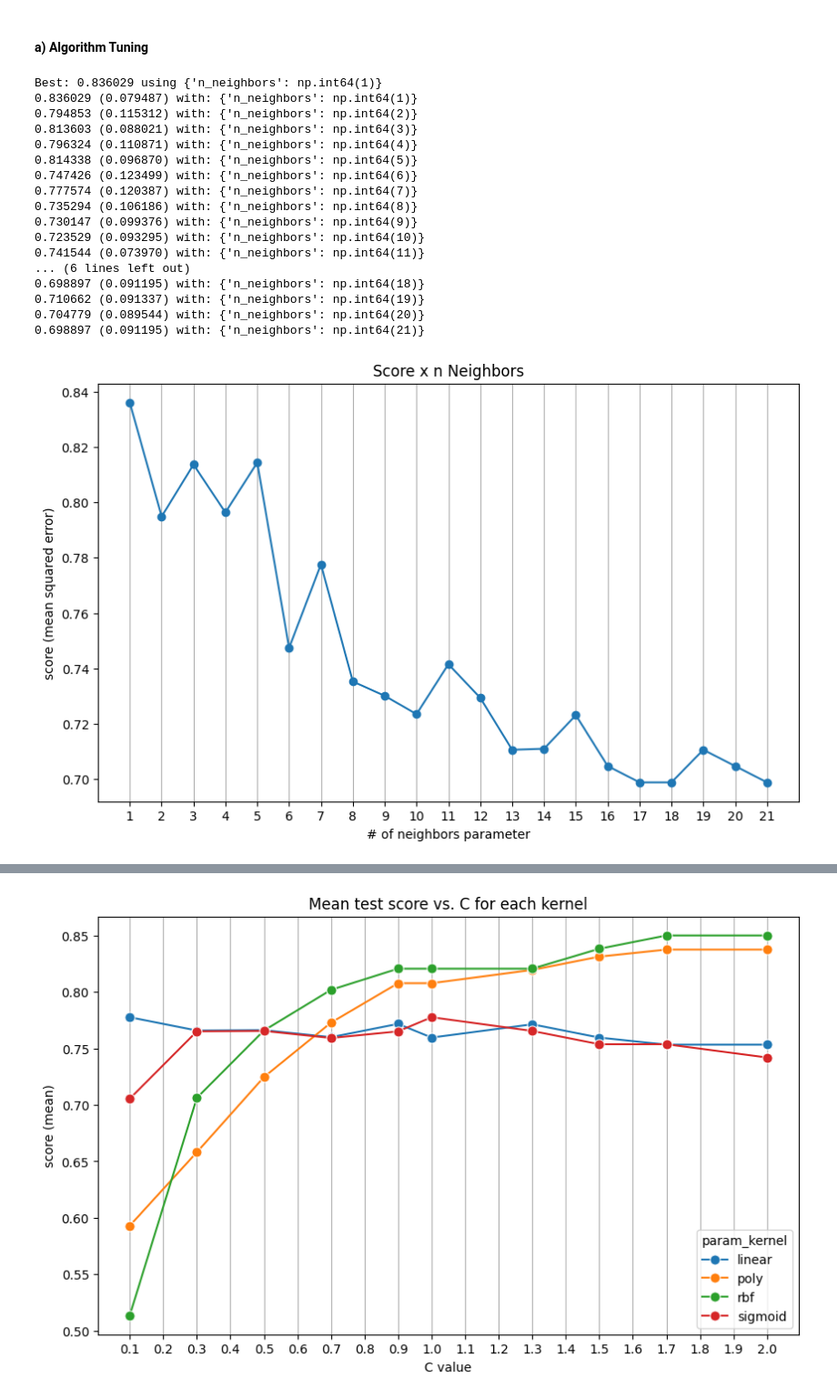
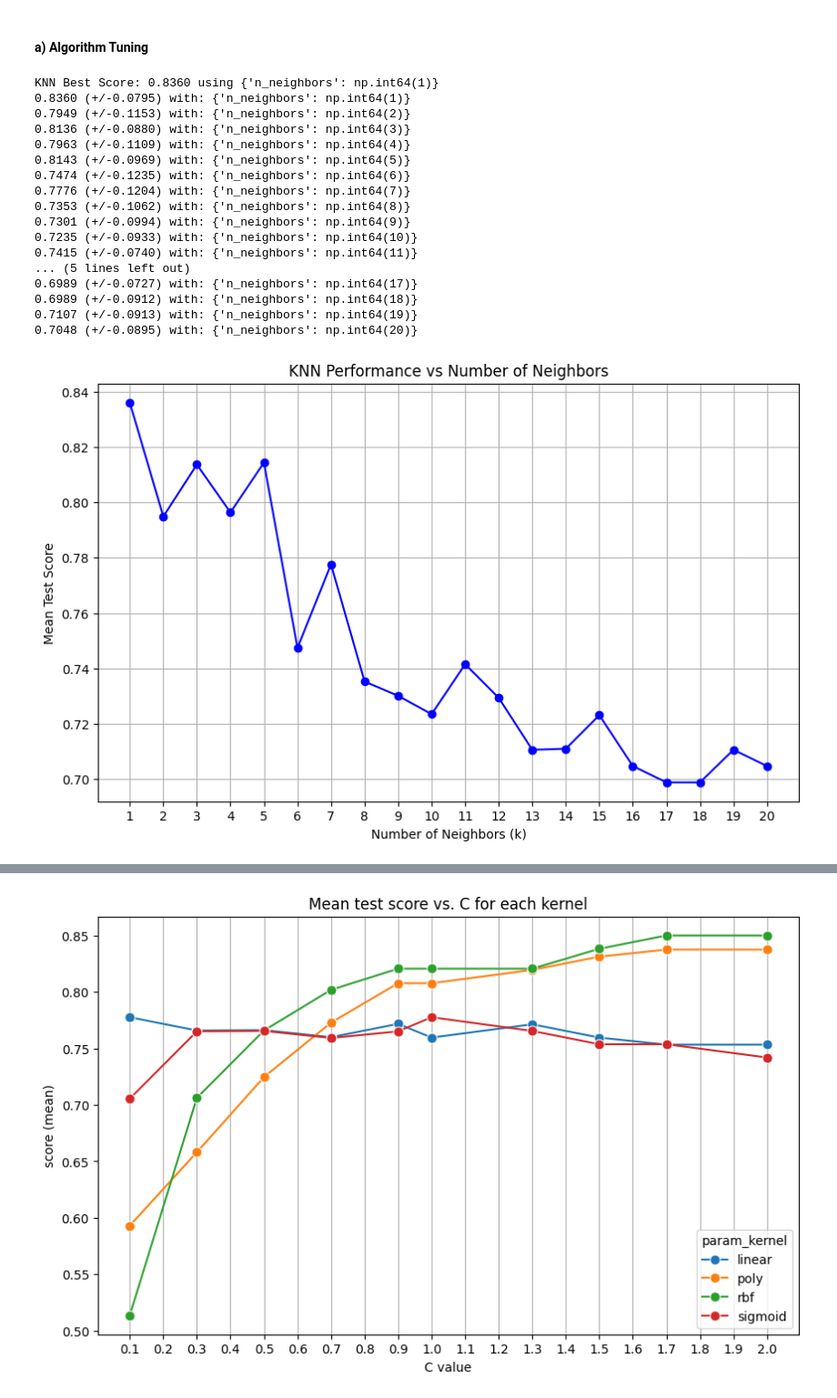
Before and after one commit to kajinmo/Sonar-Mines-vs-Rocks, a Jupyter notebook: sonar/sonar.ipynb, the cells around one changed output, grey strips where cells are left out. Shown at 91% size. Cells and saved outputs as stored; diff of their text form; code cells hidden in the pictures.

```diff
--- a/sonar/sonar.ipynb
+++ b/sonar/sonar.ipynb
@@ -354,54 +364,58 @@ plt.show()
 #### a) Algorithm Tuning
 # %%
 # Tuning KNN
-
 scaler = StandardScaler().fit(X_train)
 rescaledX = scaler.transform(X_train)
-k_values = np.arange(1, 22, dtype=int)
+k_values = np.arange(1, 21)
 param_grid = dict(n_neighbors=k_values)
 model = KNeighborsClassifier()
 kfold = KFold(n_splits = num_folds, random_state = seed, shuffle = True)
 grid = GridSearchCV(estimator=model, param_grid=param_grid, scoring=scoring, cv=kfold)
 grid_result = grid.fit(rescaledX, Y_train)
 
-print("Best: %f using %s" % (grid_result.best_score_, grid_result.best_params_))
+print(f"KNN Best Score: {grid_result.best_score_:.4f} using {grid_result.best_params_}")
+
+best_k_knn = grid_result.best_params_
+
 means = grid_result.cv_results_['mean_test_score']
 stds = grid_result.cv_results_['std_test_score']
 params = grid_result.cv_results_['params']
+
 for mean, stdev, param in zip(means, stds, params):
-    print("%f (%f) with: %r" % (mean, stdev, param))
+    print(f"{mean:.4f} (+/-{stdev:.4f}) with: {param}")
 
 # Extracting the 'n_neighbors' values from each dictionary
-x_values = [d['n_neighbors'] for d in params]
+n_neighbors_values = [param['n_neighbors'] for param in params]
+
 
 # Plotting
 plt.figure(figsize=(10, 6))
-plt.title('Score x n Neighbors')
-plt.plot(x_values, means, marker='o')
-plt.grid(axis='x')
-plt.xticks(np.arange(1, 22, 1))
-plt.ylabel('score (mean squared error)')
-plt.xlabel('# of neighbors parameter')
+plt.plot(n_neighbors_values, means, marker='o', linestyle='-', color='b')
+plt.title('KNN Performance vs Number of Neighbors')
+plt.ylabel('Mean Test Score')
+plt.xlabel('Number of Neighbors (k)')
+plt.xticks(k_values)
+plt.grid(True)
 plt.show()
 # %% [output]
-Best: 0.836029 using {'n_neighbors': np.int64(1)}
-0.836029 (0.079487) with: {'n_neighbors': np.int64(1)}
-0.794853 (0.115312) with: {'n_neighbors': np.int64(2)}
-0.813603 (0.088021) with: {'n_neighbors': np.int64(3)}
-0.796324 (0.110871) with: {'n_neighbors': np.int64(4)}
-0.814338 (0.096870) with: {'n_neighbors': np.int64(5)}
-0.747426 (0.123499) with: {'n_neighbors': np.int64(6)}
-0.777574 (0.120387) with: {'n_neighbors': np.int64(7)}
-0.735294 (0.106186) with: {'n_neighbors': np.int64(8)}
-0.730147 (0.099376) with: {'n_neighbors': np.int64(9)}
-0.723529 (0.093295) with: {'n_neighbors': np.int64(10)}
-0.741544 (0.073970) with: {'n_neighbors': np.int64(11)}
-... (6 lines left out)
-0.698897 (0.091195) with: {'n_neighbors': np.int64(18)}
-0.710662 (0.091337) with: {'n_neighbors': np.int64(19)}
-0.704779 (0.089544) with: {'n_neighbors': np.int64(20)}
-0.698897 (0.091195) with: {'n_neighbors': np.int64(21)}
+KNN Best Score: 0.8360 using {'n_neighbors': np.int64(1)}
+0.8360 (+/-0.0795) with: {'n_neighbors': np.int64(1)}
+0.7949 (+/-0.1153) with: {'n_neighbors': np.int64(2)}
+0.8136 (+/-0.0880) with: {'n_neighbors': np.int64(3)}
+0.7963 (+/-0.1109) with: {'n_neighbors': np.int64(4)}
+0.8143 (+/-0.0969) with: {'n_neighbors': np.int64(5)}
+0.7474 (+/-0.1235) with: {'n_neighbors': np.int64(6)}
+0.7776 (+/-0.1204) with: {'n_neighbors': np.int64(7)}
+0.7353 (+/-0.1062) with: {'n_neighbors': np.int64(8)}
+0.7301 (+/-0.0994) with: {'n_neighbors': np.int64(9)}
+0.7235 (+/-0.0933) with: {'n_neighbors': np.int64(10)}
+0.7415 (+/-0.0740) with: {'n_neighbors': np.int64(11)}
+... (5 lines left out)
+0.6989 (+/-0.0727) with: {'n_neighbors': np.int64(17)}
+0.6989 (+/-0.0912) with: {'n_neighbors': np.int64(18)}
+0.7107 (+/-0.0913) with: {'n_neighbors': np.int64(19)}
+0.7048 (+/-0.0895) with: {'n_neighbors': np.int64(20)}
-[figure, old version]
+[figure, new version]
 # %%
 # Tuning SVM
 
```
Also changed, not shown: parts of 34 cells of this notebook, 4 other files.
